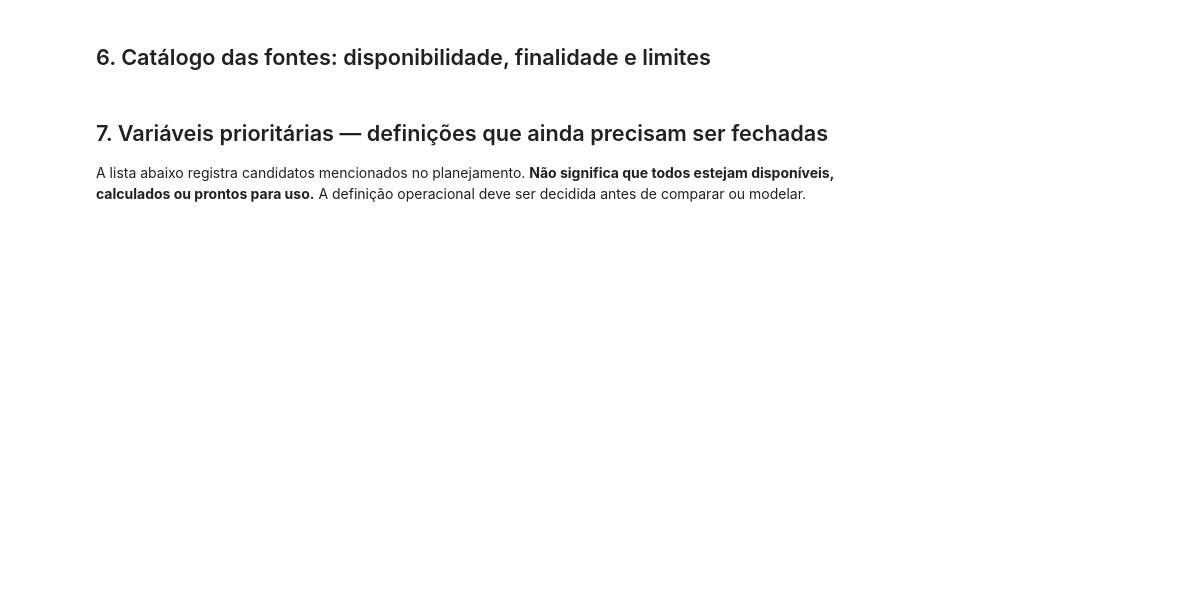
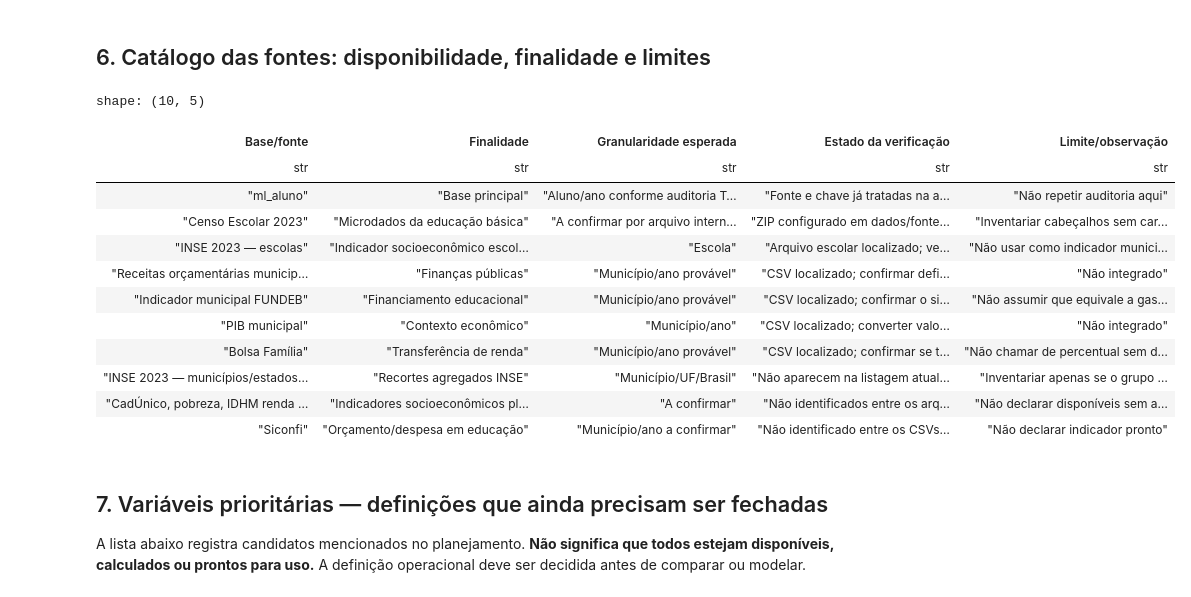
Before and after one commit to FIAP-Challenges/tech_challenge_3, a Jupyter notebook: notebooks/fase_2_entendimento_base_dados/TC3-40_Catalogo_Variaveis.ipynb, the cells around one changed output. Drawn from its saved outputs; the diff is of its cells as text; code cells hidden in the pictures; blank space fills up the shorter version.

```diff
--- a/notebooks/fase_2_entendimento_base_dados/TC3-40_Catalogo_Variaveis.ipynb
+++ b/notebooks/fase_2_entendimento_base_dados/TC3-40_Catalogo_Variaveis.ipynb
@@ -13,13 +458,10 @@
 # %%
 from pathlib import Path
 import zipfile
-import pandas as pd
 import numpy as np
 import matplotlib.pyplot as plt
 from IPython.display import display
 
-pd.set_option("display.max_columns", 100)
-pd.set_option("display.max_colwidth", 100)
 plt.rcParams["figure.figsize"] = (9, 4)
 
 # Localiza a raiz do repositório e a pasta única das bases complementares.
@@ -30,12 +472,12 @@ PROJECT_ROOT = next(
 )
 if PROJECT_ROOT is None:
     PROJECT_ROOT = next(
-        (p for p in [CWD, *CWD.parents] if (p / "dados" / "complementar").is_dir()),
+        (p for p in [CWD, *CWD.parents] if (p / "dados" / "fontes_originais" / "complementar").is_dir()),
         CWD,
     )
 
-DATA_COMPLEMENTAR = PROJECT_ROOT / "dados" / "complementar"
-DATA_PRINCIPAL = PROJECT_ROOT / "dados" / "principal"
+DATA_COMPLEMENTAR = PROJECT_ROOT / "dados" / "fontes_originais" / "complementar"
+DATA_PRINCIPAL = PROJECT_ROOT / "dados" / "fontes_originais" / "principal"
 
 
 def localizar_arquivo(padroes, pasta=DATA_COMPLEMENTAR):
@@ -50,7 +492,7 @@ def localizar_arquivo(padroes, pasta=DATA_COMPLEMENTAR):
         return sorted(set(encontrados), key=lambda x: str(x).lower())[0]
     return None
 
-# Nomes/padrões alinhados aos arquivos que aparecem em dados/complementar no GitHub.
+# Nomes/padrões alinhados aos arquivos que aparecem em dados/fontes_originais/complementar no GitHub.
 # Os padrões aceitam variações apenas nos trechos truncados/acentuação, sem procurar fora da pasta.
 arquivos_configurados = {
     "Censo Escolar 2023 (microdados ZIP)": ["microdados_ed_basica_2023.zip"],
@@ -75,9 +517,9 @@ for pasta in [DATA_PRINCIPAL, DATA_COMPLEMENTAR]:
         )
 consolidados_encontrados = sorted(set(consolidados_encontrados))
 
-inventario_arquivos = pd.DataFrame([
+inventario_arquivos = pl.DataFrame([
     {"Base/arquivo": nome,
-     "Encontrado em dados/complementar": caminho is not None,
+     "Encontrado em dados/fontes_originais/complementar": caminho is not None,
      "Caminho identificado": str(caminho.relative_to(PROJECT_ROOT)) if caminho else "Não localizado; conferir nome/caminho"}
     for nome, caminho in localizados.items()
 ])
@@ -86,11 +528,11 @@ print(f"Pasta complementar: {DATA_COMPLEMENTAR}")
 display(inventario_arquivos)
 print("\nArquivos candidatos à base consolidada (confirmar com Mauricio):")
 if consolidados_encontrados:
-    display(pd.DataFrame([
+    display(pl.DataFrame([
         {"Arquivo candidato": p.name, "Caminho": str(p.relative_to(PROJECT_ROOT))}
         for p in consolidados_encontrados
     ]))
 else:
-    display(pd.DataFrame([
+    display(pl.DataFrame([
         {"Arquivo candidato": "Não localizado automaticamente", "Caminho": "Confirmar nome/caminho com Mauricio"}
     ]))
@@ -232,19 +737,33 @@ display(pd.DataFrame(resultado_chaves))
 # %% [markdown]
 ## 6. Catálogo das fontes: disponibilidade, finalidade e limites
 # %%
-catalogo_fontes = pd.DataFrame([
+catalogo_fontes = pl.DataFrame([
     ("ml_aluno", "Base principal", "Aluno/ano conforme auditoria TC3-38", "Fonte e chave já tratadas na auditoria específica", "Não repetir auditoria aqui"),
-    ("Censo Escolar 2023", "Microdados da educação básica", "A confirmar por arquivo interno", "ZIP configurado em dados/complementar; verificar arquivos internos e cobertura", "Inventariar cabeçalhos sem carregar os microdados completos; confirmar granularidade no dicionário"),
+    ("Censo Escolar 2023", "Microdados da educação básica", "A confirmar por arquivo interno", "ZIP configurado em dados/fontes_originais/complementar; verificar arquivos internos e cobertura", "Inventariar cabeçalhos sem carregar os microdados completos; confirmar granularidade no dicionário"),
     ("INSE 2023 — escolas", "Indicador socioeconômico escolar", "Escola", "Arquivo escolar localizado; verificar campos e cobertura", "Não usar como indicador municipal sem agregação justificada"),
     ("Receitas orçamentárias municipais", "Finanças públicas", "Município/ano provável", "CSV localizado; confirmar definição de total_valor e unidade", "Não integrado"),
     ("Indicador municipal FUNDEB", "Financiamento educacional", "Município/ano provável", "CSV localizado; confirmar o significado de total_valor", "Não assumir que equivale a gasto por aluno sem fórmula"),
     ("PIB municipal", "Contexto econômico", "Município/ano", "CSV localizado; converter valores formatados para número antes de calcular", "Não integrado"),
     ("Bolsa Família", "Transferência de renda", "Município/ano provável", "CSV localizado; confirmar se total_valor é valor, famílias ou beneficiários", "Não chamar de percentual sem denominador"),
-    ("INSE 2023 — municípios/estados/Brasil", "Recortes agregados INSE", "Município/UF/Brasil", "Não aparecem na listagem atual de `dados/complementar`", "Inventariar apenas se o grupo adicionar esses arquivos à pasta"),
+    ("INSE 2023 — municípios/estados/Brasil", "Recortes agregados INSE", "Município/UF/Brasil", "Não aparecem na listagem atual de `dados/fontes_originais/complementar`", "Inventariar apenas se o grupo adicionar esses arquivos à pasta"),
     ("CadÚnico, pobreza, IDHM renda e Gini", "Indicadores socioeconômicos planejados", "A confirmar", "Não identificados entre os arquivos complementares inspecionados nesta execução", "Não declarar disponíveis sem arquivo ou fonte validada"),
     ("Siconfi", "Orçamento/despesa em educação", "Município/ano a confirmar", "Não identificado entre os CSVs complementares inspecionados nesta execução", "Não declarar indicador pronto"),
-], columns=["Base/fonte", "Finalidade", "Granularidade esperada", "Estado da verificação", "Limite/observação"])
+], schema=["Base/fonte", "Finalidade", "Granularidade esperada", "Estado da verificação", "Limite/observação"], orient="row")
 display(catalogo_fontes)
+# %% [output]
+shape: (10, 5)
+| Base/fonte | Finalidade | Granularidade esperada | Estado da verificação | Limite/observação |
+| str | str | str | str | str |
+| "ml_aluno" | "Base principal" | "Aluno/ano conforme auditoria T… | "Fonte e chave já tratadas na a… | "Não repetir auditoria aqui" |
+| "Censo Escolar 2023" | "Microdados da educação básica" | "A confirmar por arquivo intern… | "ZIP configurado em dados/fonte… | "Inventariar cabeçalhos sem car… |
+| "INSE 2023 — escolas" | "Indicador socioeconômico escol… | "Escola" | "Arquivo escolar localizado; ve… | "Não usar como indicador munici… |
+| "Receitas orçamentárias municip… | "Finanças públicas" | "Município/ano provável" | "CSV localizado; confirmar defi… | "Não integrado" |
+| "Indicador municipal FUNDEB" | "Financiamento educacional" | "Município/ano provável" | "CSV localizado; confirmar o si… | "Não assumir que equivale a gas… |
+| "PIB municipal" | "Contexto econômico" | "Município/ano" | "CSV localizado; converter valo… | "Não integrado" |
+| "Bolsa Família" | "Transferência de renda" | "Município/ano provável" | "CSV localizado; confirmar se t… | "Não chamar de percentual sem d… |
+| "INSE 2023 — municípios/estados… | "Recortes agregados INSE" | "Município/UF/Brasil" | "Não aparecem na listagem atual… | "Inventariar apenas se o grupo … |
+| "CadÚnico, pobreza, IDHM renda … | "Indicadores socioeconômicos pl… | "A confirmar" | "Não identificados entre os arq… | "Não declarar disponíveis sem a… |
+| "Siconfi" | "Orçamento/despesa em educação" | "Município/ano a confirmar" | "Não identificado entre os CSVs… | "Não declarar indicador pronto" |
 # %% [markdown]
 ## 7. Variáveis prioritárias — definições que ainda precisam ser fechadas
 
```
Also changed, not shown: parts of 10 cells of this notebook, 31 other files.
